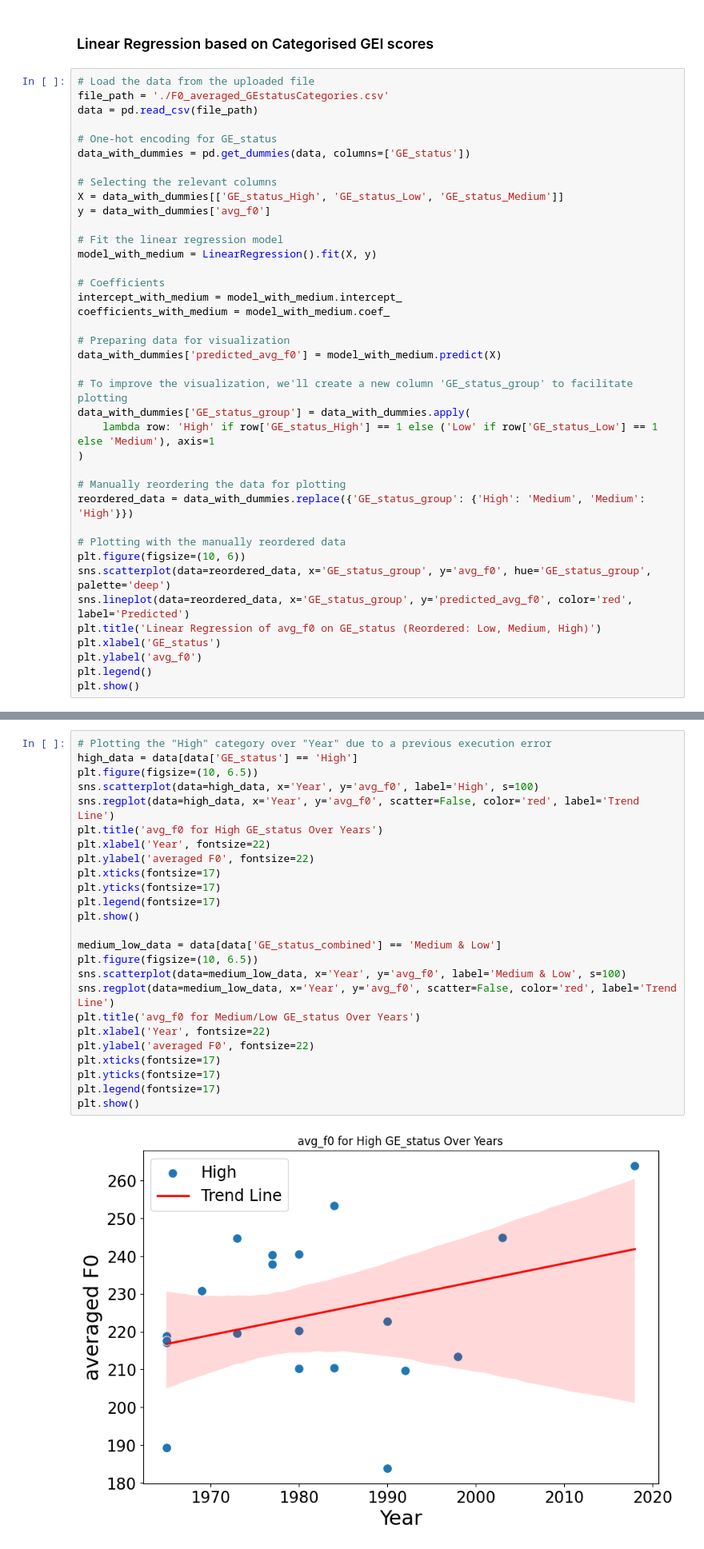
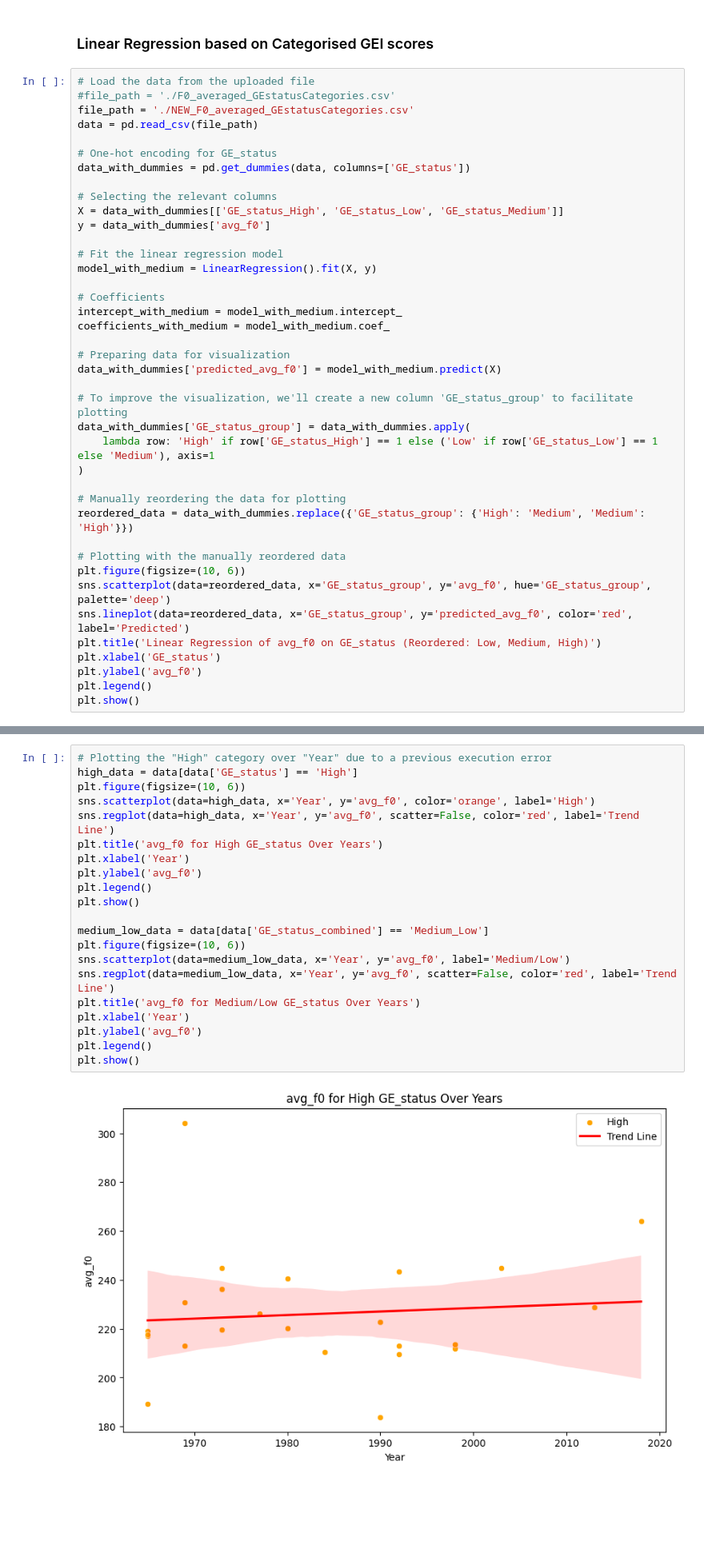
Before and after one commit to rozariwang/WS23-24_Sound_Change, a Jupyter notebook: F0_change_prediction_model.ipynb, the cells around one changed output, grey strips where cells are left out. Shown at 80% size. Saved outputs shown, nothing was run; the diff lists cells and outputs as text; blank space fills up the shorter version.

```diff
--- a/F0_change_prediction_model.ipynb
+++ b/F0_change_prediction_model.ipynb
@@ -127,7 +212,8 @@ plt.show()
 ### Linear Regression based on Categorised GEI scores
 # %%
 # Load the data from the uploaded file
-file_path = './F0_averaged_GEstatusCategories.csv'
+#file_path = './F0_averaged_GEstatusCategories.csv'
+file_path = './NEW_F0_averaged_GEstatusCategories.csv'
 data = pd.read_csv(file_path)
 
 # One-hot encoding for GE_status
@@ -210,27 +301,23 @@ coefficient:  [-21.8139772]
 # %%
 # Plotting the "High" category over "Year" due to a previous execution error
 high_data = data[data['GE_status'] == 'High']
-plt.figure(figsize=(10, 6.5))
-sns.scatterplot(data=high_data, x='Year', y='avg_f0', label='High', s=100)
+plt.figure(figsize=(10, 6))
+sns.scatterplot(data=high_data, x='Year', y='avg_f0', color='orange', label='High')
 sns.regplot(data=high_data, x='Year', y='avg_f0', scatter=False, color='red', label='Trend Line')
 plt.title('avg_f0 for High GE_status Over Years')
-plt.xlabel('Year', fontsize=22)
-plt.ylabel('averaged F0', fontsize=22)
-plt.xticks(fontsize=17)
-plt.yticks(fontsize=17)
-plt.legend(fontsize=17)
+plt.xlabel('Year')
+plt.ylabel('avg_f0')
+plt.legend()
 plt.show()
 
-medium_low_data = data[data['GE_status_combined'] == 'Medium & Low']
-plt.figure(figsize=(10, 6.5))
-sns.scatterplot(data=medium_low_data, x='Year', y='avg_f0', label='Medium & Low', s=100)
+medium_low_data = data[data['GE_status_combined'] == 'Medium_Low']
+plt.figure(figsize=(10, 6))
+sns.scatterplot(data=medium_low_data, x='Year', y='avg_f0', label='Medium/Low')
 sns.regplot(data=medium_low_data, x='Year', y='avg_f0', scatter=False, color='red', label='Trend Line')
 plt.title('avg_f0 for Medium/Low GE_status Over Years')
-plt.xlabel('Year', fontsize=22)
-plt.ylabel('averaged F0', fontsize=22)
-plt.xticks(fontsize=17)
-plt.yticks(fontsize=17)
-plt.legend(fontsize=17)
+plt.xlabel('Year')
+plt.ylabel('avg_f0')
+plt.legend()
 plt.show()
 # %% [output]
-[figure, old version]
+[figure, new version]
```
Also changed, not shown: parts of 12 cells of this notebook.
